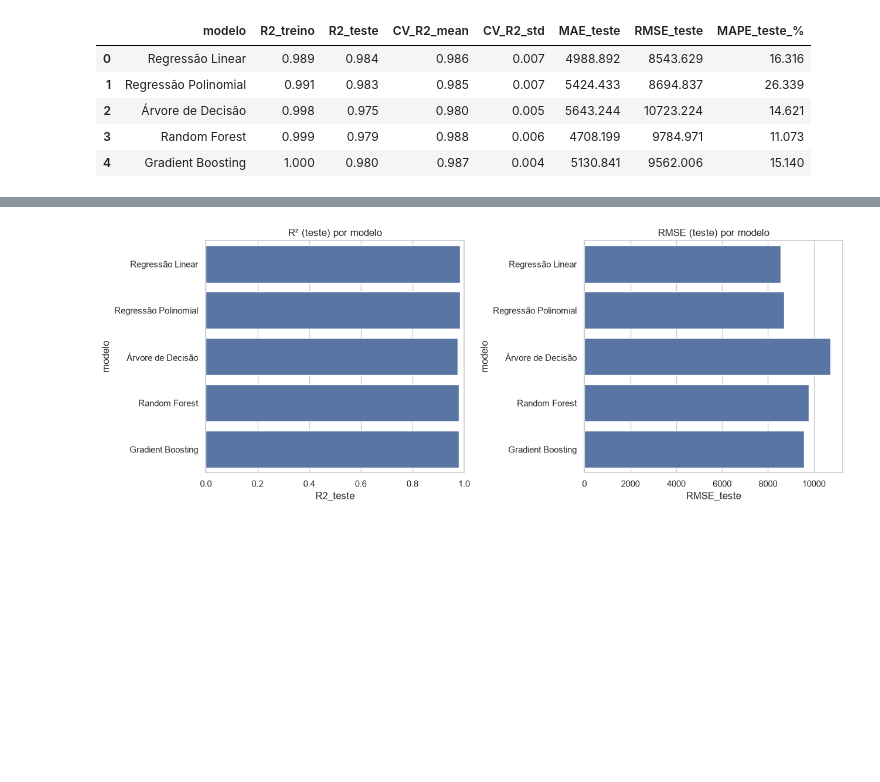
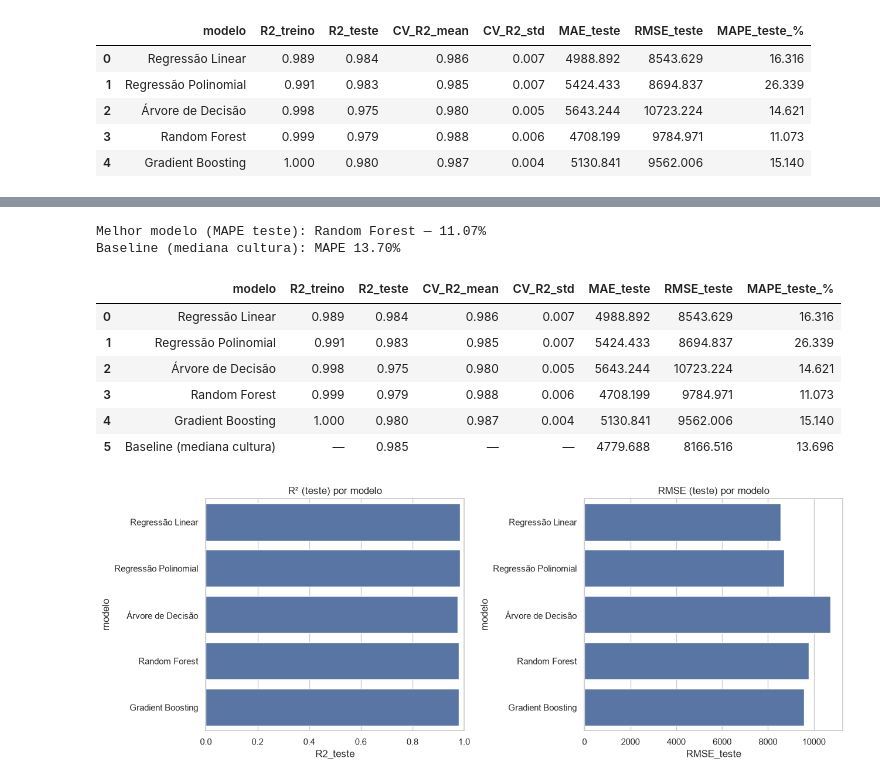
Before and after one commit to zjpza/fase5-cap1, a Jupyter notebook: notebooks/JoaoPedroZavanelaAndreu_rm570231_pbl_fase5.ipynb, the cells around one changed output, grey strips where cells are left out. Saved outputs shown, nothing was run; the diff lists cells and outputs as text; code cells hidden in the pictures; blank space fills up the shorter version.

```diff
--- a/notebooks/JoaoPedroZavanelaAndreu_rm570231_pbl_fase5.ipynb
+++ b/notebooks/JoaoPedroZavanelaAndreu_rm570231_pbl_fase5.ipynb
@@ -603,3 +638,40 @@ df_results_display
+# %%
+# Medianas calculadas APENAS no treino → predição honesta no teste
+medianas_train = y_train.groupby(X_train[CATEGORICAL_FEATURE]).median()
+pred_baseline = X_test[CATEGORICAL_FEATURE].map(medianas_train)
+
+baseline_row = {
+    "modelo": "Baseline (mediana cultura)",
+    "R2_treino": np.nan,
+    "R2_teste": r2_score(y_test, pred_baseline),
+    "CV_R2_mean": np.nan,
+    "CV_R2_std": np.nan,
+    "MAE_teste": mean_absolute_error(y_test, pred_baseline),
+    "RMSE_teste": float(np.sqrt(mean_squared_error(y_test, pred_baseline))),
+    "MAPE_teste_%": float(np.mean(np.abs((np.asarray(y_test, dtype=float) - np.asarray(pred_baseline, dtype=float)) / np.asarray(y_test, dtype=float))) * 100),
+}
+
+# Exibição somente: o baseline NÃO participa da escolha do melhor modelo
+baseline_row_fmt = {
+    k: ("—" if isinstance(v, float) and np.isnan(v) else (f"{v:.3f}" if isinstance(v, float) else v))
+    for k, v in baseline_row.items()
+}
+tabela_final = pd.concat([df_results_display, pd.DataFrame([baseline_row_fmt])], ignore_index=True)
+
+best = df_results.loc[df_results["MAPE_teste_%"].idxmin()]
+print(f"Melhor modelo (MAPE teste): {best['modelo']} — {best['MAPE_teste_%']:.2f}%")
+print(f"Baseline (mediana cultura): MAPE {baseline_row['MAPE_teste_%']:.2f}%")
+tabela_final
+# %% [output]
+Melhor modelo (MAPE teste): Random Forest — 11.07%
+Baseline (mediana cultura): MAPE 13.70%
+|  | modelo | R2_treino | R2_teste | CV_R2_mean | CV_R2_std | MAE_teste | RMSE_teste | MAPE_teste_% |
+| 0 | Regressão Linear | 0.989 | 0.984 | 0.986 | 0.007 | 4988.892 | 8543.629 | 16.316 |
+| 1 | Regressão Polinomial | 0.991 | 0.983 | 0.985 | 0.007 | 5424.433 | 8694.837 | 26.339 |
+| 2 | Árvore de Decisão | 0.998 | 0.975 | 0.980 | 0.005 | 5643.244 | 10723.224 | 14.621 |
+| 3 | Random Forest | 0.999 | 0.979 | 0.988 | 0.006 | 4708.199 | 9784.971 | 11.073 |
+| 4 | Gradient Boosting | 1.000 | 0.980 | 0.987 | 0.004 | 5130.841 | 9562.006 | 15.140 |
+| 5 | Baseline (mediana cultura) | — | 0.985 | — | — | 4779.688 | 8166.516 | 13.696 |
 # %%
 # Comparação visual: R2_teste e RMSE_teste por modelo
 fig, axes = plt.subplots(1, 2, figsize=(13, 5))
```
Also changed, not shown: parts of 8 cells of this notebook, 3 other files.
